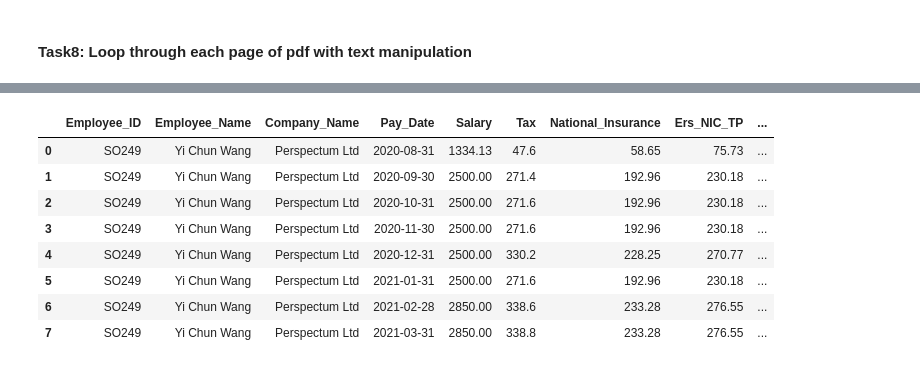
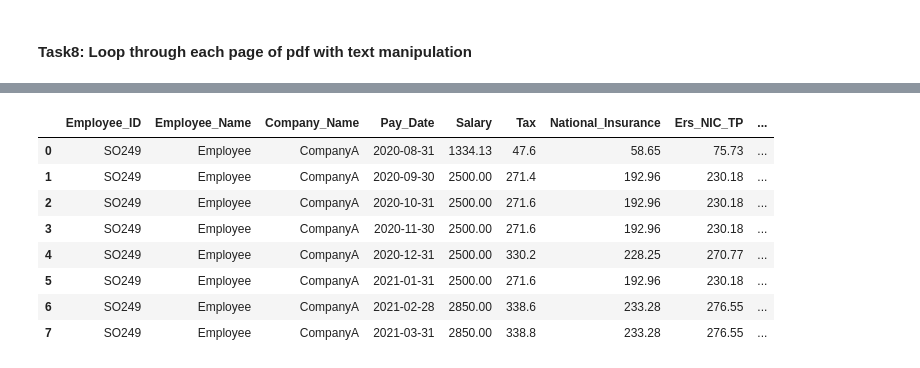
Before and after one commit to WhySeeYC/reference_app, a Jupyter notebook: fYnanCe/PyFinance.ipynb, the cells around one changed output, grey strips where cells are left out. Drawn from its saved outputs; the diff is of its cells as text; code cells hidden in the pictures.

```diff
--- a/fYnanCe/PyFinance.ipynb
+++ b/fYnanCe/PyFinance.ipynb
@@ -392,7 +373,7 @@ df
 # %%
 df.info()
 # %%
-file = "/Users/YC/Work_Repo/fYnanCe/5pages.pdf"
+file = "/Users/YC/Work_Repo/fYnanCe/8pages.pdf"
 
 with pdfplumber.open(file) as pdf:
     extractPage = pdf.pages
@@ -451,5 +465,5 @@ a.replace(",", "")
 # %%
-file = "/Users/YC/Work_Repo/fYnanCe/5pages.pdf"
+file = "/Users/YC/Work_Repo/fYnanCe/8pages.pdf"
 
 with pdfplumber.open(file) as pdf:
     extractPage = pdf.pages
@@ -472,41 +486,43 @@ with pdfplumber.open(file) as pdf:
         ErsPensionYTD_re = re.compile(r"(Ers Pension YTD:)(\s)(\d+.\d+)")
 
 
         Line = namedtuple("Employment","Employee_ID, Employee_Name, Company_Name, Pay_Date, Salary, Tax, National_Insurance, Ers_NIC_TP, Ers_NIC_YTD, Ers_Pension_TP, Ers_Pension_YTD")
         emp = employ_re.search(PT3)
         Employee_ID = employ_re.search(PT3).group(1)
         Employee_Name = employ_re.search(PT3).group(2)
         Company_Name = employ_re.search(PT3).group(3)
         Pay_Date = PayDate_re.search(PT3).group(2)
         Salary = Salary_re.search(PT3).group(3)
         # Back_Pay = BackPay_re.search(PT3).group(1)     #need to find how to accommodate for no value
         Tax = Tax_re.search(PT3).group(3)
         National_Insurance = NI_re.search(PT3).group(3)
 
         Ers_NIC_TP = ErsNICTP_re.search(PT3).group(2)
         Ers_NIC_YTD = ErsNICYTD_re.search(PT3).group(3)
         Ers_Pension_TP = ErsPensionTP_re.search(PT3).group(3)
         Ers_Pension_YTD = ErsPensionYTD_re.search(PT3).group(3)
 
         holder.append(Line(Employee_ID, Employee_Name, Company_Name, Pay_Date, Salary, Tax, National_Insurance, Ers_NIC_TP, Ers_NIC_YTD, Ers_Pension_TP, Ers_Pension_YTD))
 
 df = pd.DataFrame(holder)
 df["Pay_Date"] = pd.to_datetime(df["Pay_Date"])
+df["Employee_Name"] = ("Employee")
+df["Company_Name"] = ("CompanyA")
 
 for col in df.columns[4:]:  # use the 4 column to last column
      df[col] = pd.to_numeric(df[col])
         # Because the comma had been replaced in the numbers, we don't need to set "error" value for pd.to_numeric()
 df
 # %% [output]
 |  | Employee_ID | Employee_Name | Company_Name | Pay_Date | Salary | Tax | National_Insurance | Ers_NIC_TP | ... |
-| 0 | SO249 | Yi Chun Wang | Perspectum Ltd | 2020-08-31 | 1334.13 | 47.6 | 58.65 | 75.73 | ... |
-| 1 | SO249 | Yi Chun Wang | Perspectum Ltd | 2020-09-30 | 2500.00 | 271.4 | 192.96 | 230.18 | ... |
-| 2 | SO249 | Yi Chun Wang | Perspectum Ltd | 2020-10-31 | 2500.00 | 271.6 | 192.96 | 230.18 | ... |
-| 3 | SO249 | Yi Chun Wang | Perspectum Ltd | 2020-11-30 | 2500.00 | 271.6 | 192.96 | 230.18 | ... |
-| 4 | SO249 | Yi Chun Wang | Perspectum Ltd | 2020-12-31 | 2500.00 | 330.2 | 228.25 | 270.77 | ... |
-| 5 | SO249 | Yi Chun Wang | Perspectum Ltd | 2021-01-31 | 2500.00 | 271.6 | 192.96 | 230.18 | ... |
-| 6 | SO249 | Yi Chun Wang | Perspectum Ltd | 2021-02-28 | 2850.00 | 338.6 | 233.28 | 276.55 | ... |
-| 7 | SO249 | Yi Chun Wang | Perspectum Ltd | 2021-03-31 | 2850.00 | 338.8 | 233.28 | 276.55 | ... |
+| 0 | SO249 | Employee | CompanyA | 2020-08-31 | 1334.13 | 47.6 | 58.65 | 75.73 | ... |
+| 1 | SO249 | Employee | CompanyA | 2020-09-30 | 2500.00 | 271.4 | 192.96 | 230.18 | ... |
+| 2 | SO249 | Employee | CompanyA | 2020-10-31 | 2500.00 | 271.6 | 192.96 | 230.18 | ... |
+| 3 | SO249 | Employee | CompanyA | 2020-11-30 | 2500.00 | 271.6 | 192.96 | 230.18 | ... |
+| 4 | SO249 | Employee | CompanyA | 2020-12-31 | 2500.00 | 330.2 | 228.25 | 270.77 | ... |
+| 5 | SO249 | Employee | CompanyA | 2021-01-31 | 2500.00 | 271.6 | 192.96 | 230.18 | ... |
+| 6 | SO249 | Employee | CompanyA | 2021-02-28 | 2850.00 | 338.6 | 233.28 | 276.55 | ... |
+| 7 | SO249 | Employee | CompanyA | 2021-03-31 | 2850.00 | 338.8 | 233.28 | 276.55 | ... |
 # %%
 df.info()
 # %% [output]
```
Also changed, not shown: parts of 24 cells of this notebook, 5 other files.
